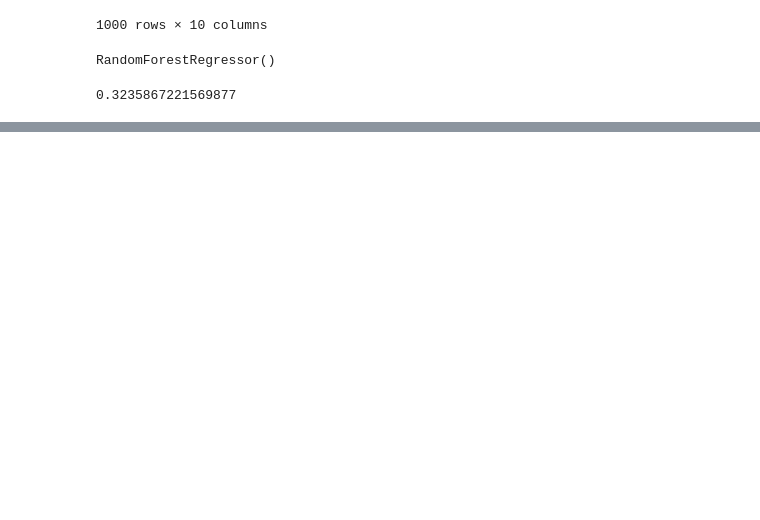
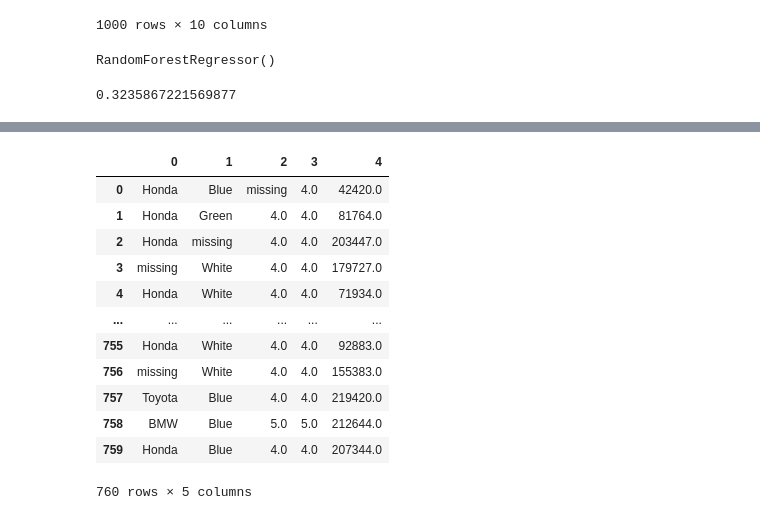
Before and after one commit to happsie/ml-course, a Jupyter notebook: scikitlearn/introduction-to-scikit-learn.ipynb, the cells around one changed output, grey strips where cells are left out. Saved outputs shown, nothing was run; the diff lists cells and outputs as text; code cells hidden in the pictures; blank space fills up the shorter version.

```diff
--- a/scikitlearn/introduction-to-scikit-learn.ipynb
+++ b/scikitlearn/introduction-to-scikit-learn.ipynb
@@ -355,0 +548,4 @@ model.score(X_test, y_test)
+# %%
+# Drop the rows with no price
+car_sales_missing.dropna(subset=["Price"], inplace=True)
+car_sales_missing.isna().sum()
@@ -355,0 +559,34 @@ model.score(X_test, y_test)
+# %%
+# Split into X and y
+X = car_sales_missing.drop("Price", axis=1)
+y = car_sales_missing["Price"]
+# %%
+from sklearn.model_selection import train_test_split
+# Split into train and test data before filling the data
+X_train, X_test, y_train, y_test = train_test_split(X, y, test_size=0.2)
+# %%
+# Fill missing values with scikit-learn
+from sklearn.impute import SimpleImputer
+from sklearn.compose import ColumnTransformer
+
+# Fill categorical values with 'missing' and numerical values with mean
+cat_imputer = SimpleImputer(strategy="constant", fill_value="missing") # Run over the categorical values, keep the strategy constant
+door_imputer = SimpleImputer(strategy="constant", fill_value=4)
+num_imputer = SimpleImputer(strategy="mean")
+
+cat_features = ["Make", "Colour"]
+door_feature = ["Doors"]
+num_features = ["Odometer (KM)"]
+
+# Create an imputer (something that fills missing data)
+imputer = ColumnTransformer([
+    ("cat_imputer", cat_imputer, categorical_features),
+    ("door_imputer", door_imputer, door_feature),
+    ("num_imputer", num_imputer, num_features)
+])
+
+# Transform the data
+filled_X_train = imputer.fit_transform(X_train)
+filled_X_test = imputer.transform(X_test)
+
+filled_X_train
@@ -355,0 +601,17 @@ model.score(X_test, y_test)
+# %%
+car_sales_filled_train = pd.DataFrame(filled_X_train)
+car_sales_filled_train
+# %% [output]
+|  | 0 | 1 | 2 | 3 | 4 |
+| 0 | Honda | Blue | missing | 4.0 | 42420.0 |
+| 1 | Honda | Green | 4.0 | 4.0 | 81764.0 |
+| 2 | Honda | missing | 4.0 | 4.0 | 203447.0 |
+| 3 | missing | White | 4.0 | 4.0 | 179727.0 |
+| 4 | Honda | White | 4.0 | 4.0 | 71934.0 |
+| ... | ... | ... | ... | ... | ... |
+| 755 | Honda | White | 4.0 | 4.0 | 92883.0 |
+| 756 | missing | White | 4.0 | 4.0 | 155383.0 |
+| 757 | Toyota | Blue | 4.0 | 4.0 | 219420.0 |
+| 758 | BMW | Blue | 5.0 | 5.0 | 212644.0 |
+| 759 | Honda | Blue | 4.0 | 4.0 | 207344.0 |
+760 rows × 5 columns
```
Also changed, not shown: parts of 29 cells of this notebook, 2 other files.
